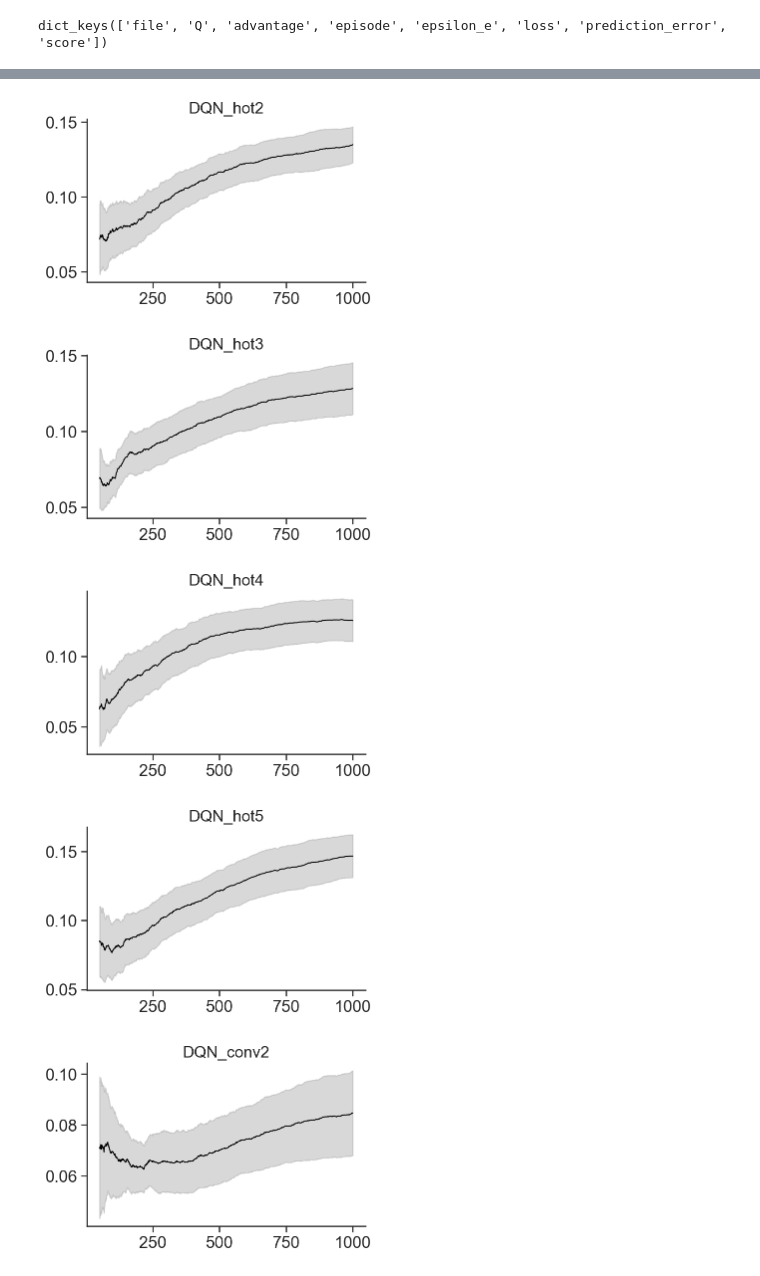
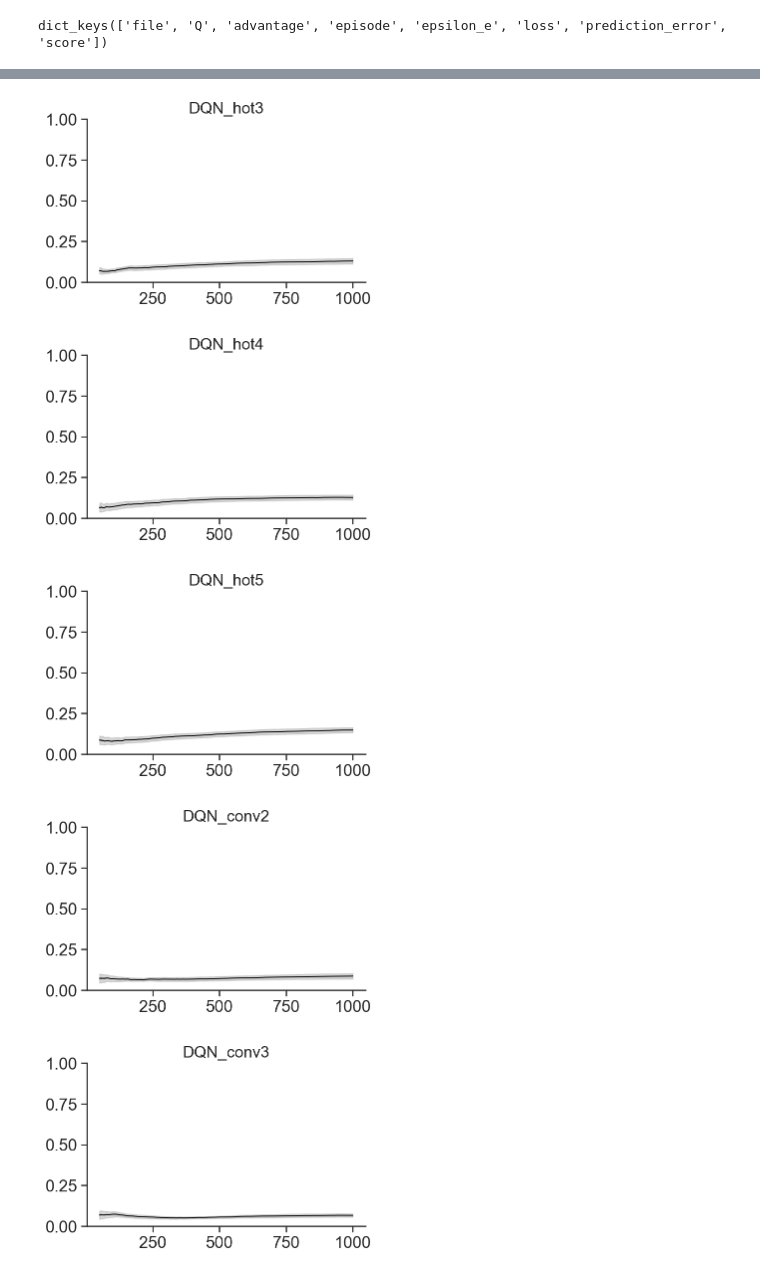
Before and after one commit to CoAxLab/azad, a Jupyter notebook: notebooks/wythoff_exp63.ipynb, the cells around one changed output, grey strips where cells are left out. Saved outputs shown, nothing was run; the diff lists cells and outputs as text; code cells hidden in the pictures.

```diff
--- a/notebooks/wythoff_exp63.ipynb
+++ b/notebooks/wythoff_exp63.ipynb
@@ -51,7 +51,6 @@ def load_data(path, model, run_index=(0, 20)):
 path = "/Users/qualia/Code/azad/data/wythoff/exp63/"
 exp_63 = {}
 models = ["DQN_hot1",
-          "DQN_hot1",
           "DQN_hot2",
           "DQN_hot3",
           "DQN_hot4",
@@ -109,6 +107,7 @@ for model in models:
                            avg + 2*sem,
                            avg - 2*sem,
                            color='grey', alpha=0.3)
+    _ = plt.ylim(0, 1)
     _ = sns.despine()
     _ = plt.title(model)
 # %% [output]
@@ -117,5 +116,5 @@ for model in models:
-[figure, old version]
+[figure, new version]
-[figure, old version]
+[figure, new version]
-[figure, old version]
+[figure, new version]
-[figure, old version]
+[figure, new version]
-[figure, old version]
+[figure, new version]
```
Also changed, not shown: parts of 4 cells of this notebook, 1 other file.
